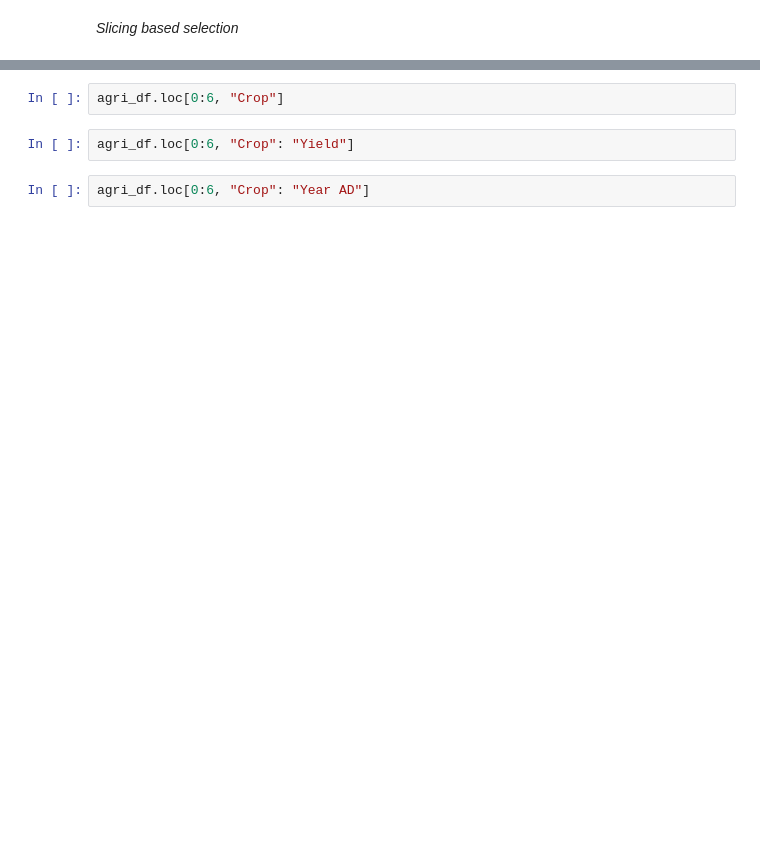
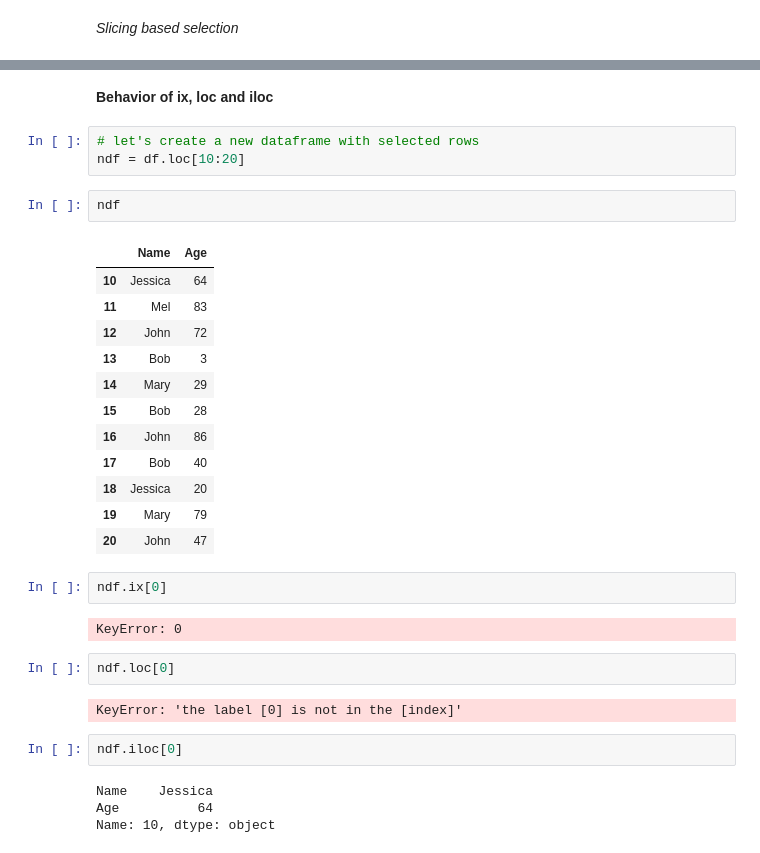
Before and after one commit to learningwithdg/datascience, a Jupyter notebook: Pandas I.ipynb, the cells around one changed output, grey strips where cells are left out. Drawn from its saved outputs; the diff is of its cells as text; blank space fills up the shorter version.

```diff
--- a/Pandas I.ipynb
+++ b/Pandas I.ipynb
@@ -75,6 +251,34 @@ agri_df.iloc[0:6]
+# %% [markdown]
+**Behavior of ix, loc and iloc**
+# %%
+# let's create a new dataframe with selected rows
+ndf = df.loc[10:20]
+# %%
+ndf
+# %% [output]
+|  | Name | Age |
+| 10 | Jessica | 64 |
+| 11 | Mel | 83 |
+| 12 | John | 72 |
+| 13 | Bob | 3 |
+| 14 | Mary | 29 |
+| 15 | Bob | 28 |
+| 16 | John | 86 |
+| 17 | Bob | 40 |
+| 18 | Jessica | 20 |
+| 19 | Mary | 79 |
+| 20 | John | 47 |
+# %%
+ndf.ix[0]
+# %% [output]
+KeyError: 0
 # %%
-agri_df.loc[0:6, "Crop"]
+ndf.loc[0]
+# %% [output]
+KeyError: 'the label [0] is not in the [index]'
-# %%
-agri_df.loc[0:6, "Crop": "Yield"]
-# %%
-agri_df.loc[0:6, "Crop": "Year AD"]
+# %%
+ndf.iloc[0]
+# %% [output]
+Name    Jessica
+Age          64
+Name: 10, dtype: object
```
Also changed, not shown: parts of 64 cells of this notebook.
